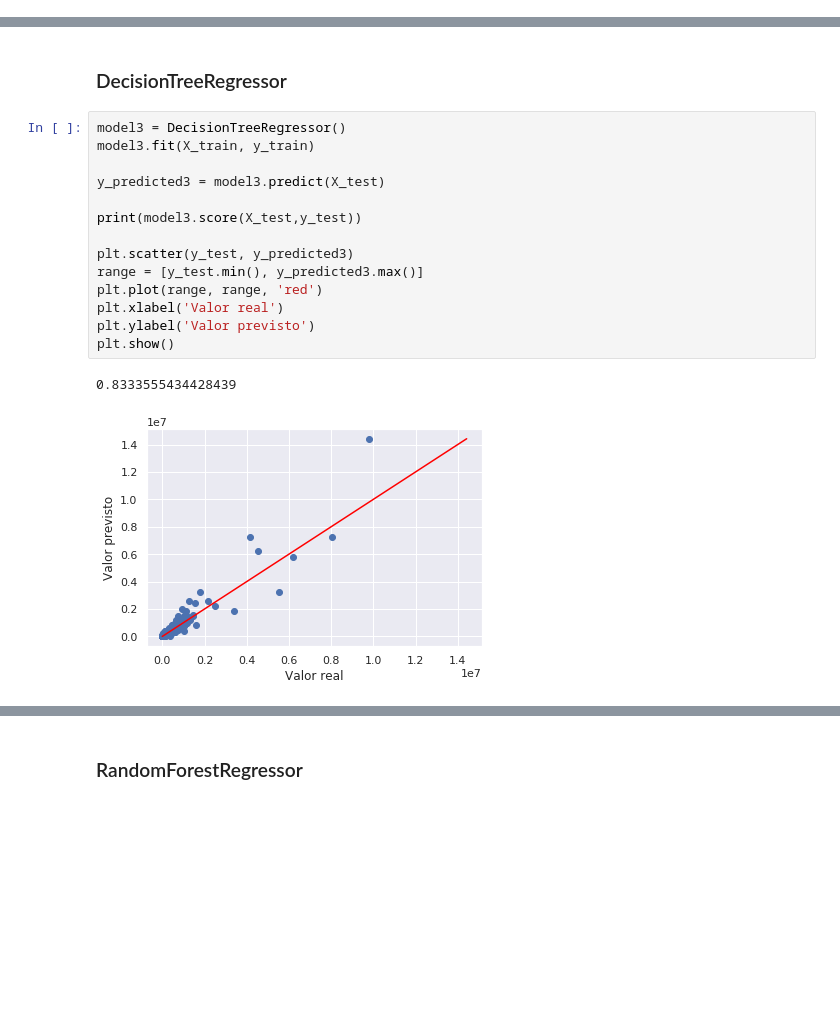
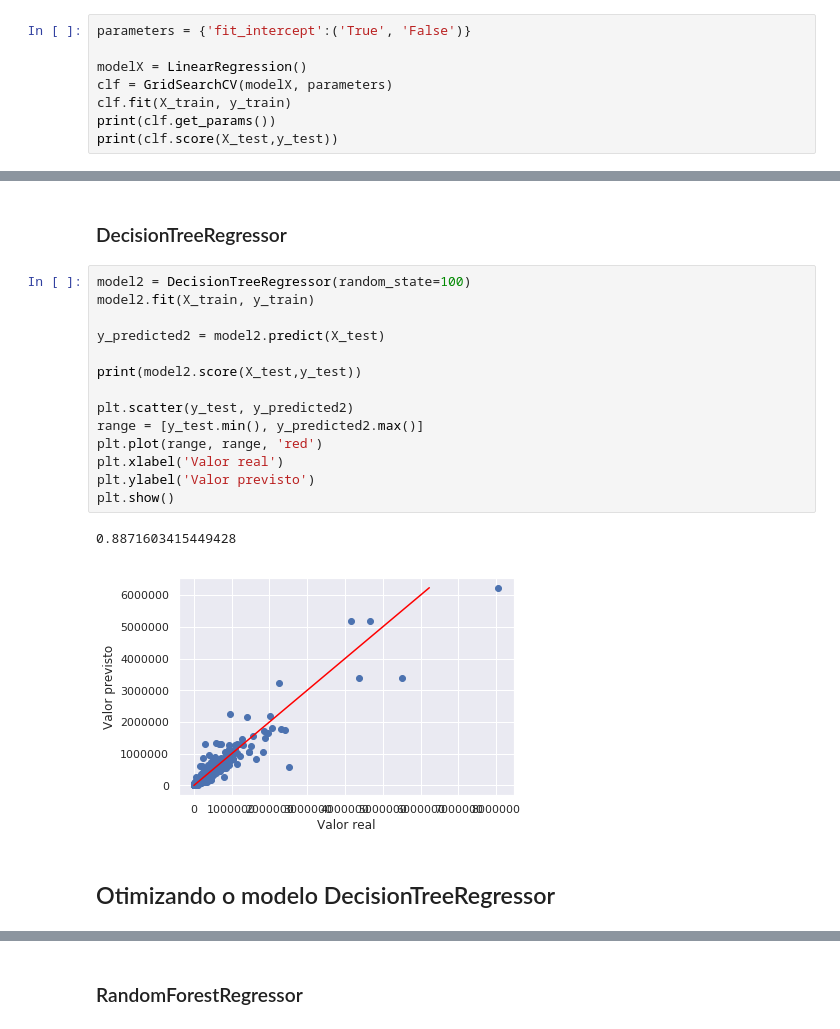
Before and after one commit to heltonsl/udacity-ml-projetofinal, a Jupyter notebook: Projeto Final - Nanodegree Udacity - Machine Learning.ipynb, the cells around one changed output, grey strips where cells are left out. Cells and saved outputs as stored; diff of their text form; blank space fills up the shorter version.

Commit message:
atualizando imagens

```diff
--- a/Projeto Final - Nanodegree Udacity - Machine Learning.ipynb
+++ b/Projeto Final - Nanodegree Udacity - Machine Learning.ipynb
@@ -519,0 +523,8 @@ plt.show()
+# %%
+parameters = {'fit_intercept':('True', 'False')}
+
+modelX = LinearRegression()
+clf = GridSearchCV(modelX, parameters)
+clf.fit(X_train, y_train)
+print(clf.get_params())
+print(clf.score(X_test,y_test))
@@ -520,19 +535,21 @@ plt.show()
 # %% [markdown]
 ### DecisionTreeRegressor
 # %%
-model3 = DecisionTreeRegressor()
-model3.fit(X_train, y_train)
+model2 = DecisionTreeRegressor(random_state=100)
+model2.fit(X_train, y_train)
 
-y_predicted3 = model3.predict(X_test)
+y_predicted2 = model2.predict(X_test)
 
-print(model3.score(X_test,y_test))
+print(model2.score(X_test,y_test))
 
-plt.scatter(y_test, y_predicted3)
-range = [y_test.min(), y_predicted3.max()]
+plt.scatter(y_test, y_predicted2)
+range = [y_test.min(), y_predicted2.max()]
 plt.plot(range, range, 'red')
 plt.xlabel('Valor real')
 plt.ylabel('Valor previsto')
 plt.show()
 # %% [output]
-0.8333555434428439
+0.8871603415449428
-[figure, old version]
+[figure, new version]
+# %% [markdown]
+## Otimizando o modelo DecisionTreeRegressor
```
Also changed, not shown: parts of 22 cells of this notebook, 3 other files.
